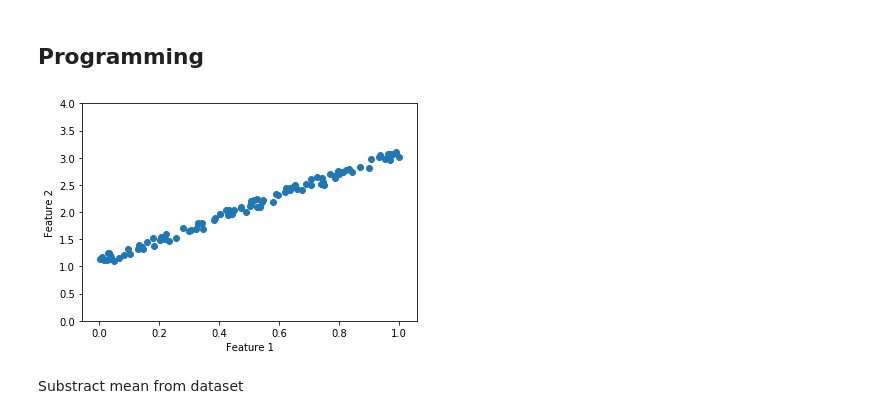
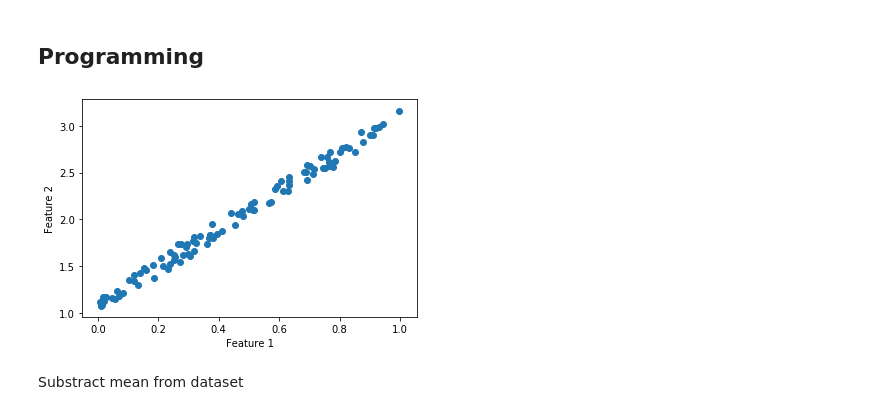
Before and after one commit to 44REAM/AI_mahidol, a Jupyter notebook: week2.ipynb, the cells around one changed output. Saved outputs shown, nothing was run; the diff lists cells and outputs as text; code cells hidden in the pictures.

```diff
--- a/week2.ipynb
+++ b/week2.ipynb
@@ -454,24 +454,24 @@ Because $U$ is orthonormal matrix the variance in collumn is = 1, we should sele
 # %%
 import numpy as np
 import matplotlib.pyplot as plt
 
 size = 100
 x = np.random.uniform(0,1, size = size)
 
 y = 2*x +1 + np.random.uniform(0,0.2, size = size)
 
 y = y.reshape((size,1))
 x = x.reshape((size,1))
 
 dataset = np.concatenate((x,y) , axis = 1)
 
-plt.ylim((0,4))
+
 plt.xlabel('Feature 1')
 plt.ylabel('Feature 2')
 plt.scatter(x,y)
 plt.show()
 # %% [output]
-[figure, old version]
+[figure, new version]
 # %% [markdown]
 Substract mean from dataset
 # %%
```
Also changed, not shown: parts of 7 cells of this notebook.
